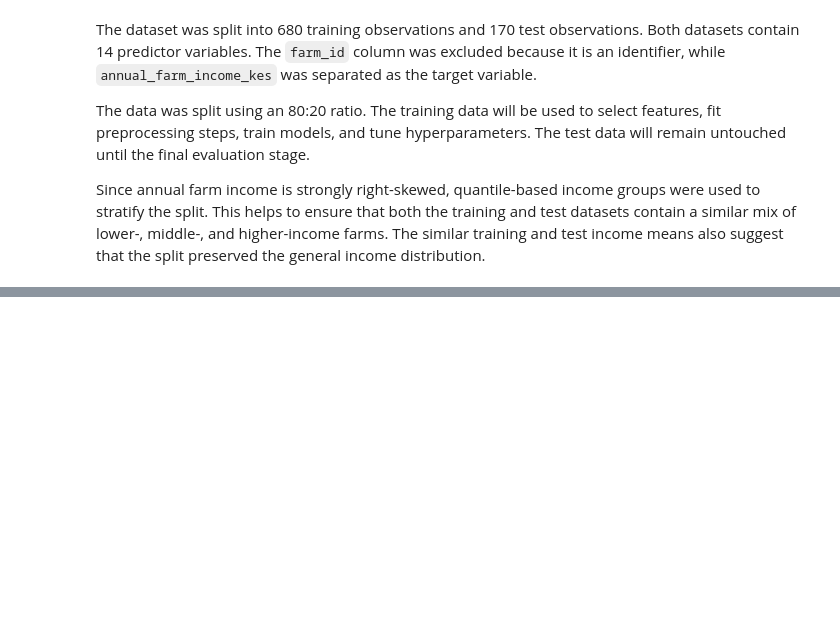
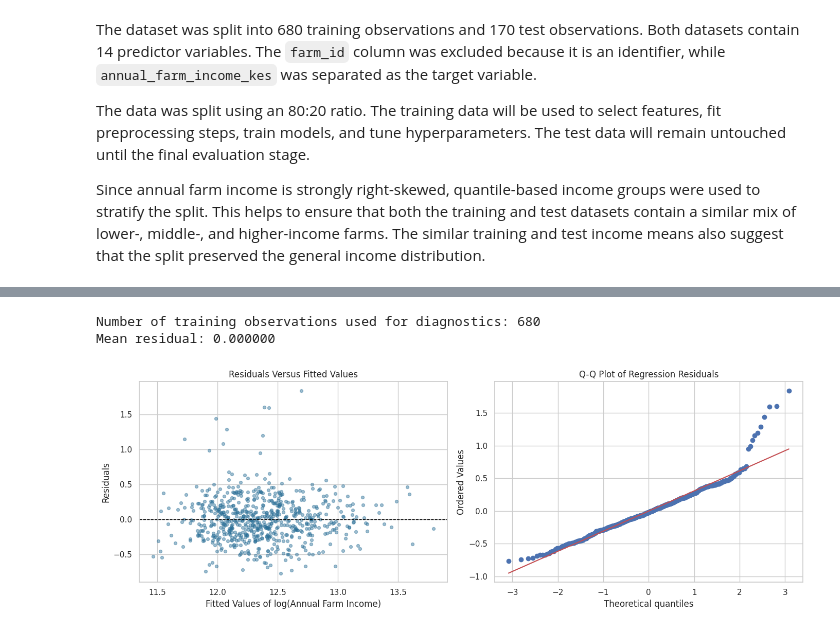
Before and after one commit to WayneNganju/D-10-Lab-on-Regression, a Jupyter notebook: D10_farm_income_regression_~_Lab_Assignment.ipynb, the cells around one changed output, grey strips where cells are left out. Drawn from its saved outputs; the diff is of its cells as text; code cells hidden in the pictures; blank space fills up the shorter version.

```diff
--- a/D10_farm_income_regression_~_Lab_Assignment.ipynb
+++ b/D10_farm_income_regression_~_Lab_Assignment.ipynb
@@ -515,0 +1121,74 @@ Since annual farm income is strongly right-skewed, quantile-based income groups
+# %%
+from scipy import stats
+
+linear_diagnostic_pipeline = Pipeline(
+    steps=[
+        ("preprocessor", preprocessor),
+        ("model", LinearRegression()),
+    ]
+)
+
+linear_diagnostic_pipeline.fit(
+    X_train_selected,
+    y_train_log
+)
+
+fitted_values = linear_diagnostic_pipeline.predict(
+    X_train_selected
+)
+
+residuals = y_train_log.to_numpy() - fitted_values
+
+print(
+    f"Number of training observations used for diagnostics: "
+    f"{len(residuals)}"
+)
+
+print(f"Mean residual: {residuals.mean():.6f}")
+# %% [output]
+Number of training observations used for diagnostics: 680
+Mean residual: 0.000000
+# %%
+fig, axes = plt.subplots(1, 2, figsize=(14, 5))
+
+axes[0].scatter(
+    fitted_values,
+    residuals,
+    alpha=0.45,
+    s=18,
+    color="#2A6F97"
+)
+
+axes[0].axhline(
+    0,
+    color="black",
+    linestyle="--",
+    linewidth=1
+)
+
+axes[0].set_title(
+    "Residuals Versus Fitted Values"
+)
+
+axes[0].set_xlabel(
+    "Fitted Values of log(Annual Farm Income)"
+)
+
+axes[0].set_ylabel(
+    "Residuals"
+)
+
+stats.probplot(
+    residuals,
+    dist="norm",
+    plot=axes[1]
+)
+
+axes[1].set_title(
+    "Q-Q Plot of Regression Residuals"
+)
+
+plt.tight_layout()
+plt.show()
+# %% [output]
+[figure, added]
```
Also changed, not shown: parts of 58 cells of this notebook.
